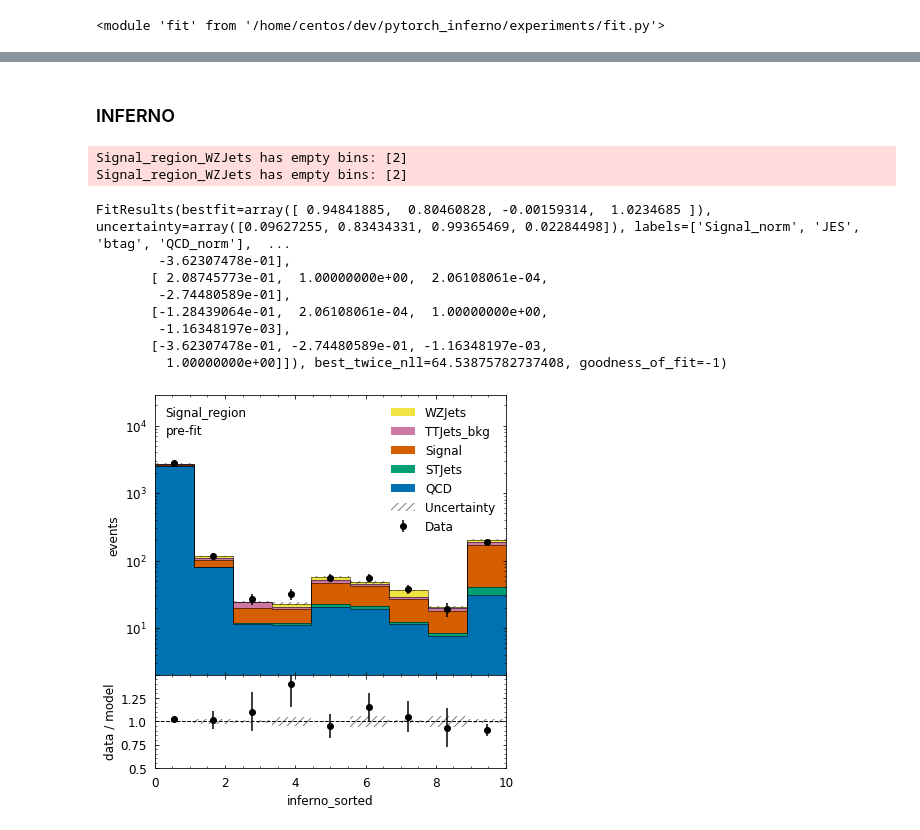
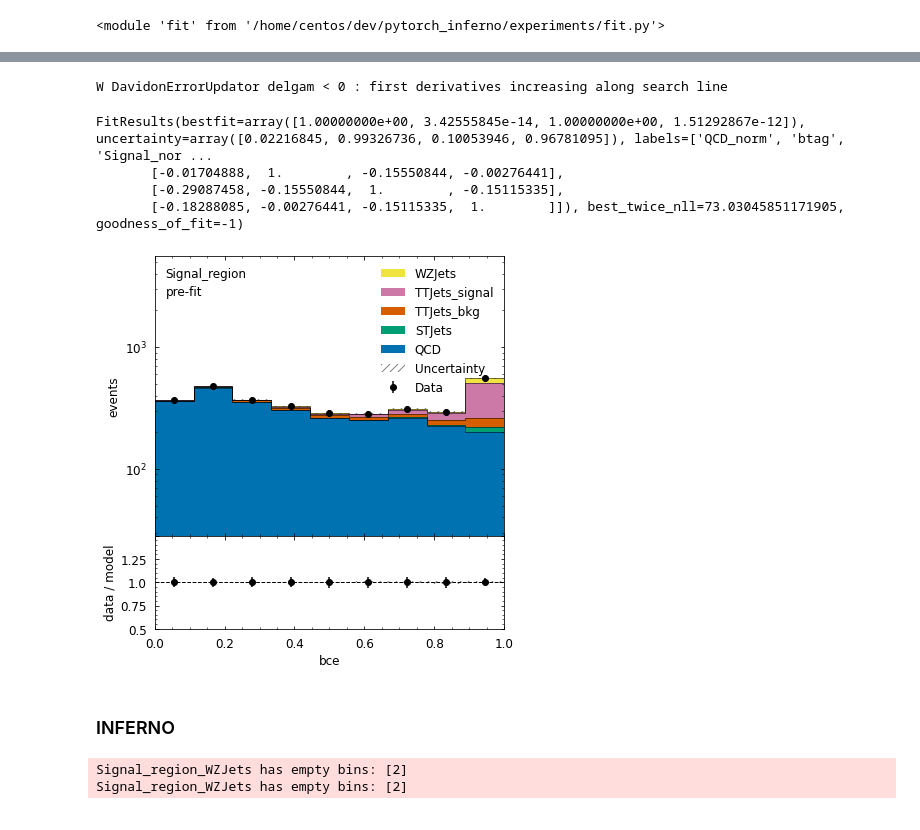
Before and after one commit to llayer/cmsopen, a Jupyter notebook: inferno/run_hep_inferno.ipynb, the cells around one changed output, grey strips where cells are left out. Drawn from its saved outputs; the diff is of its cells as text; code cells hidden in the pictures.

```diff
--- a/inferno/run_hep_inferno.ipynb
+++ b/inferno/run_hep_inferno.ipynb
@@ -307,7 +262,6 @@ sample_names = ["Data", "QCD", "TTJets_bkg", "WZJets", "STJets", "TTJets_signal"
 mc = ["TTJets_bkg", "WZJets", "STJets", "TTJets_signal"]
 corr_shape_systs = {"TTJets_signal" : ["btag"], "TTJets_bkg" : ["btag"]}
 uncorr_shape_systs = {"TTJets_signal" : ["06_jes"]}
-norm_syst = {"lumi":{ "samples" : mc, "value" : 0.02 },
-            }
+norm_syst ={}# {"lumi":{ "samples" : mc, "value" : 0.02 }, }
 config = fit.create_config(path, fit_var, bins, sample_names, corr_shape_systs,
                            uncorr_shape_systs, norm_syst, float_qcd=True)
@@ -373,3 +315,12 @@ FitResults(bestfit=array([0.96216348, 0.15653273, 0.00144403, 1.02480723]), unce
+# %%
+fit.fit_ws(ws, config, asimov=True)
+# %% [output]
+W DavidonErrorUpdator delgam < 0 : first derivatives increasing along search line
+FitResults(bestfit=array([1.00000000e+00, 3.42555845e-14, 1.00000000e+00, 1.51292867e-12]), uncertainty=array([0.02216845, 0.99326736, 0.10053946, 0.96781095]), labels=['QCD_norm', 'btag', 'Signal_nor ...
+       [-0.01704888,  1.        , -0.15550844, -0.00276441],
+       [-0.29087458, -0.15550844,  1.        , -0.15115335],
+       [-0.18288085, -0.00276441, -0.15115335,  1.        ]]), best_twice_nll=73.03045851171905, goodness_of_fit=-1)
+[figure, added]
 # %% [markdown]
 ### INFERNO
 # %%
@@ -378,21 +329,9 @@ FitResults(bestfit=array([0.96216348, 0.15653273, 0.00144403, 1.02480723]), unce
 bins = np.linspace(0,10,10)
 fit_var = "inferno_sorted"
 config = fit.create_config(path, fit_var, bins)
-# %%
-ws_path = path + "/workspace_inferno.json"
-ws = fit.create_ws(config, workspace_path = ws_path)
-# %% [output]
-Signal_region_WZJets has empty bins: [2]
-Signal_region_WZJets has empty bins: [2]
-# %%
-fit.fit_ws(ws, config, asimov=False)
-# %% [output]
-FitResults(bestfit=array([ 0.94841885,  0.80460828, -0.00159314,  1.0234685 ]), uncertainty=array([0.09627255, 0.83434331, 0.99365469, 0.02284498]), labels=['Signal_norm', 'JES', 'btag', 'QCD_norm'],  ...
-        -3.62307478e-01],
-       [ 2.08745773e-01,  1.00000000e+00,  2.06108061e-04,
-        -2.74480589e-01],
-       [-1.28439064e-01,  2.06108061e-04,  1.00000000e+00,
-        -1.16348197e-03],
-       [-3.62307478e-01, -2.74480589e-01, -1.16348197e-03,
-         1.00000000e+00]]), best_twice_nll=64.53875782737408, goodness_of_fit=-1)
-[figure, removed]
+# %%
+ws_path = path + "/workspace_inferno.json"
+ws = fit.create_ws(config, workspace_path = ws_path)
+# %% [output]
+Signal_region_WZJets has empty bins: [2]
+Signal_region_WZJets has empty bins: [2]
```
Also changed, not shown: parts of 39 cells of this notebook, 2 other files.
